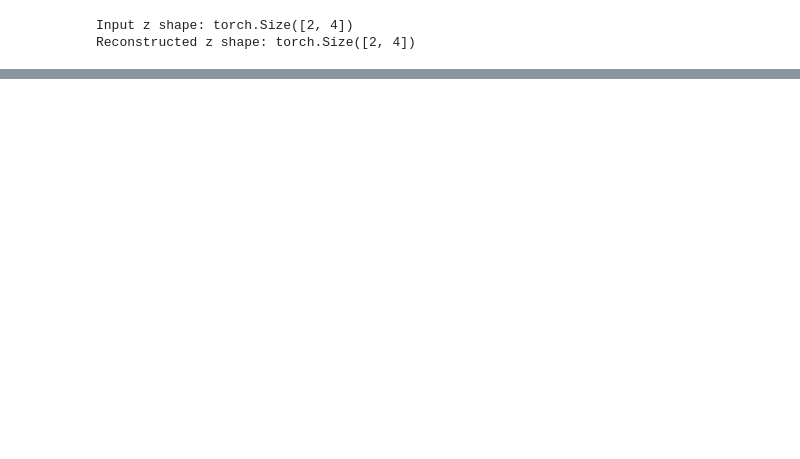
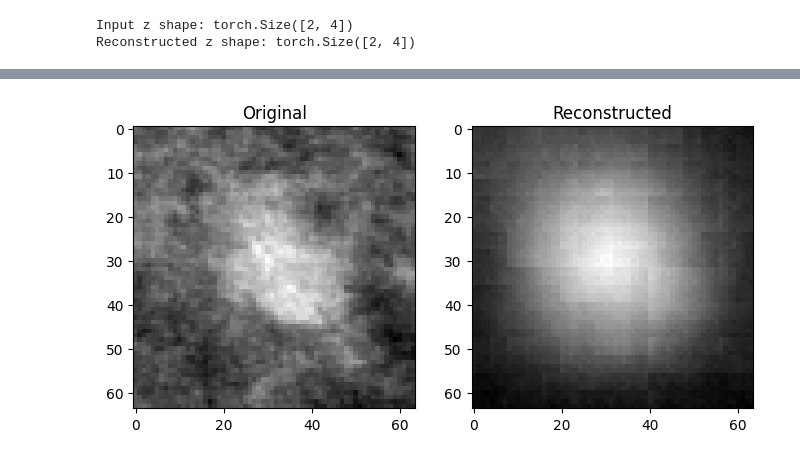
Before and after one commit to bhanujgunas/quantumautoencoder, a Jupyter notebook: ibm_torino_qautoencoder.ipynb, the cells around one changed output, grey strips where cells are left out. Cells and saved outputs as stored; diff of their text form; code cells hidden in the pictures; blank space fills up the shorter version.

Commit message:
Working model completed using pennylane, moving to IBM backend and dice score in the next commit

```diff
--- a/ibm_torino_qautoencoder.ipynb
+++ b/ibm_torino_qautoencoder.ipynb
@@ -573,0 +638,20 @@ AttributeError: to
+# %%
+images = next(iter(dataloader))
+images = images.to(DEVICE)
+
+# Encode
+z = encoder(images)
+
+# Normalize for quantum
+z_norm = z / (z.abs().max(dim=1, keepdim=True)[0] + 1e-8)
+z_norm = z_norm * torch.pi
+
+# Quantum
+z_recon = qae(z_norm)
+
+# Decode
+z_recon = z_recon.float()   # convert to float32
+reconstructed = decoder(z_recon.to(DEVICE))
+
+print("Input:", images.shape)
+print("Reconstructed:", reconstructed.shape)
@@ -573,0 +688,6 @@ AttributeError: to
+# %%
+DEVICE = torch.device("cuda" if torch.cuda.is_available() else "cpu")
+
+model = HybridAutoencoder(latent_dim=4).to(DEVICE)
+
+print(model)
@@ -573,0 +752,20 @@ AttributeError: to
+# %%
+import matplotlib.pyplot as plt
+
+images = next(iter(dataloader)).to(DEVICE)
+recon = model(images)
+
+img = images[0].detach().cpu().squeeze()
+rec = recon[0].detach().cpu().squeeze()
+
+plt.figure(figsize=(8,4))
+plt.subplot(1,2,1)
+plt.title("Original")
+plt.imshow(img, cmap='gray')
+
+plt.subplot(1,2,2)
+plt.title("Reconstructed")
+plt.imshow(rec, cmap='gray')
+plt.show()
+# %% [output]
+[figure, added]
```
Also changed, not shown: parts of 20 cells of this notebook.
